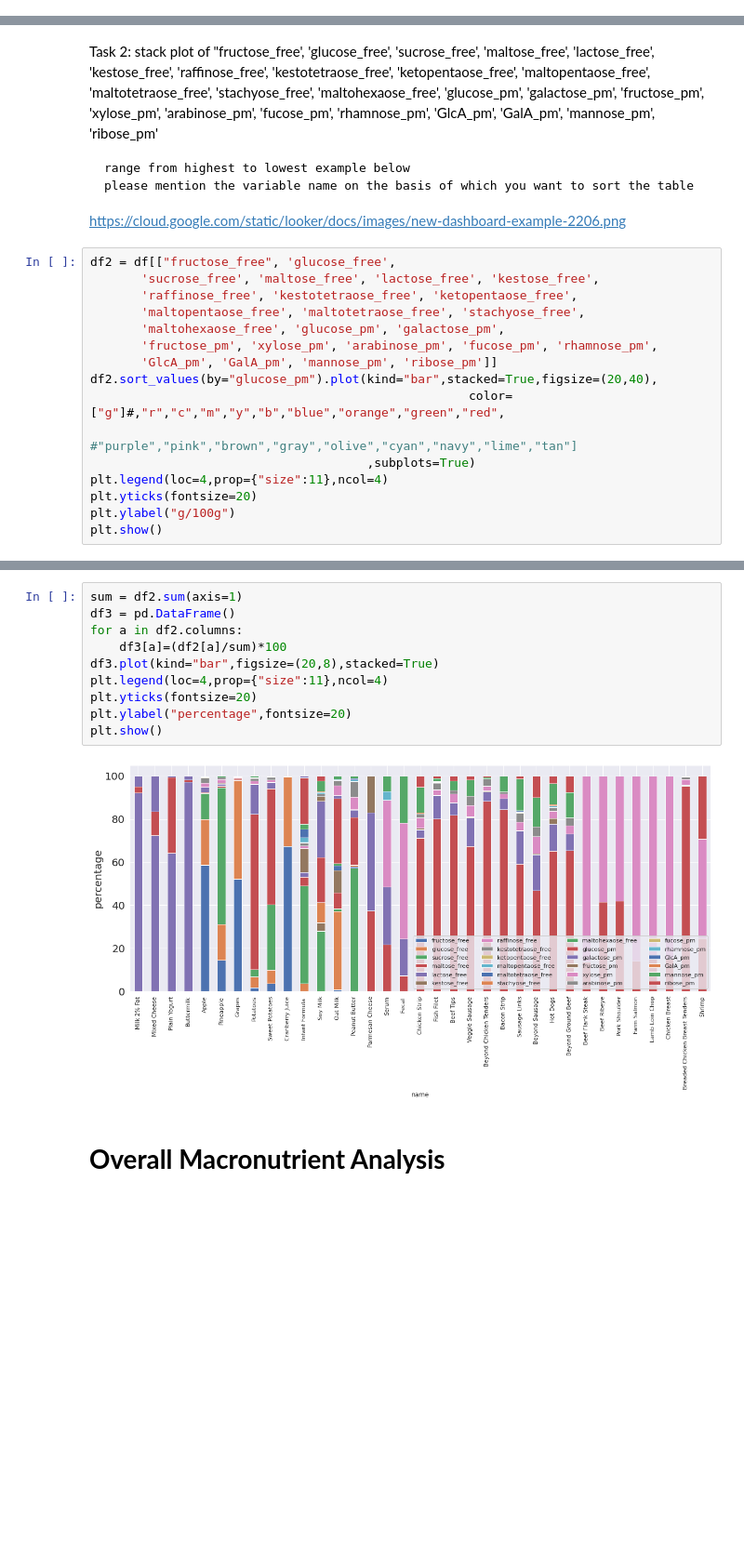
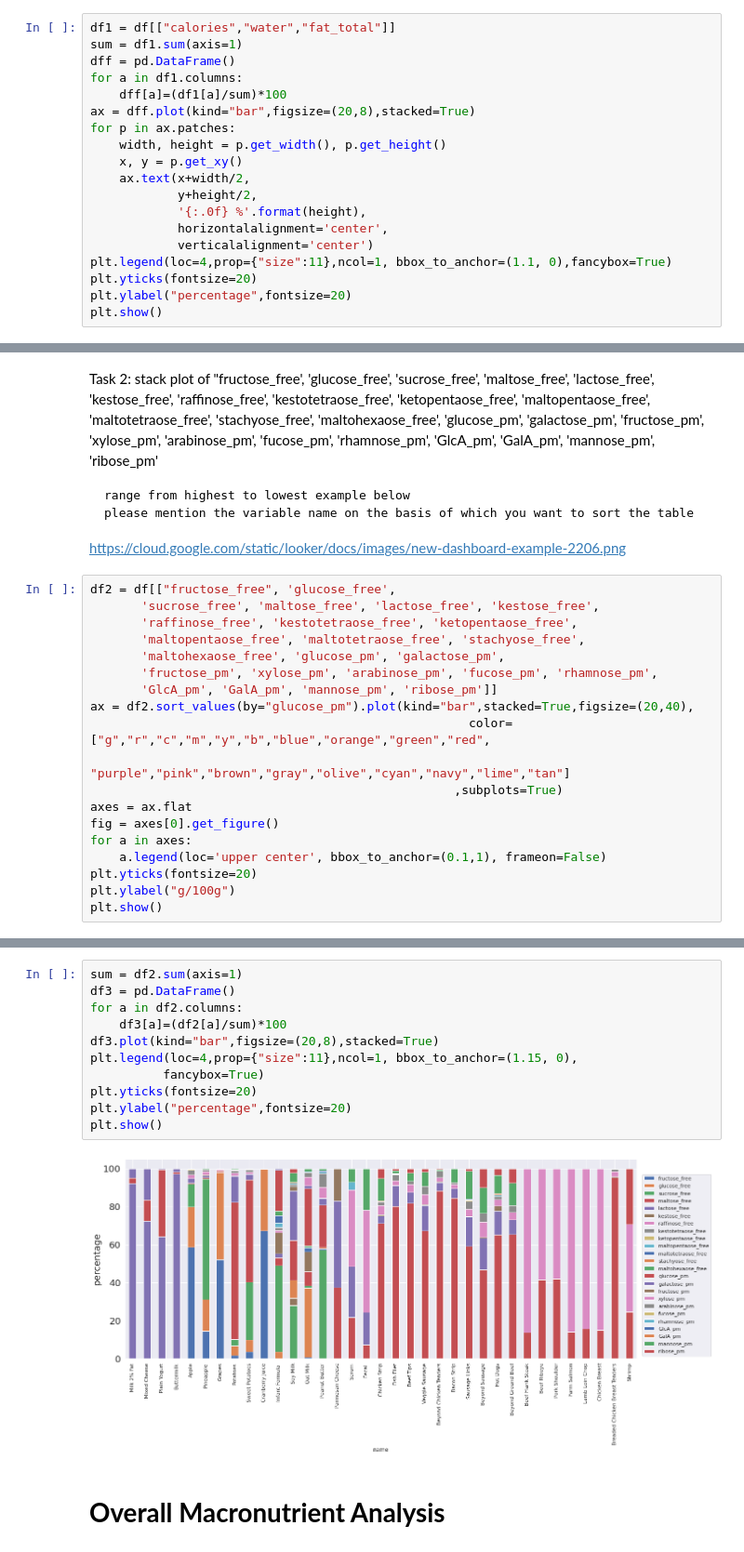
Before and after one commit to asimali004/Kaggle-Competition, a Jupyter notebook: fats-cabd-foods-raw.ipynb, the cells around one changed output, grey strips where cells are left out. Shown at 93% size. Saved outputs shown, nothing was run; the diff lists cells and outputs as text; blank space fills up the shorter version.

```diff
--- a/fats-cabd-foods-raw.ipynb
+++ b/fats-cabd-foods-raw.ipynb
@@ -171,3 +171,22 @@ plt.xticks(fontsize=20)
 plt.show()
 # %% [output]
 [figure]
+# %%
+df1 = df[["calories","water","fat_total"]]
+sum = df1.sum(axis=1)
+dff = pd.DataFrame()
+for a in df1.columns:
+    dff[a]=(df1[a]/sum)*100
+ax = dff.plot(kind="bar",figsize=(20,8),stacked=True)
+for p in ax.patches:
+    width, height = p.get_width(), p.get_height()
+    x, y = p.get_xy()
+    ax.text(x+width/2,
+            y+height/2,
+            '{:.0f} %'.format(height),
+            horizontalalignment='center',
+            verticalalignment='center')
+plt.legend(loc=4,prop={"size":11},ncol=1, bbox_to_anchor=(1.1, 0),fancybox=True)
+plt.yticks(fontsize=20)
+plt.ylabel("percentage",fontsize=20)
+plt.show()
@@ -192,11 +213,14 @@ df2 = df[["fructose_free", 'glucose_free',
        'maltohexaose_free', 'glucose_pm', 'galactose_pm',
        'fructose_pm', 'xylose_pm', 'arabinose_pm', 'fucose_pm', 'rhamnose_pm',
        'GlcA_pm', 'GalA_pm', 'mannose_pm', 'ribose_pm']]
-df2.sort_values(by="glucose_pm").plot(kind="bar",stacked=True,figsize=(20,40),
-                                                    color=["g"]#,"r","c","m","y","b","blue","orange","green","red",
-                                                   #"purple","pink","brown","gray","olive","cyan","navy","lime","tan"]
-                                      ,subplots=True)
-plt.legend(loc=4,prop={"size":11},ncol=4)
+ax = df2.sort_values(by="glucose_pm").plot(kind="bar",stacked=True,figsize=(20,40),
+                                                    color=["g","r","c","m","y","b","blue","orange","green","red",
+                                                   "purple","pink","brown","gray","olive","cyan","navy","lime","tan"]
+                                                  ,subplots=True)
+axes = ax.flat
+fig = axes[0].get_figure()
+for a in axes:
+    a.legend(loc='upper center', bbox_to_anchor=(0.1,1), frameon=False)
 plt.yticks(fontsize=20)
 plt.ylabel("g/100g")
 plt.show()
@@ -205,15 +229,16 @@ plt.show()
 # %%
 sum = df2.sum(axis=1)
 df3 = pd.DataFrame()
 for a in df2.columns:
     df3[a]=(df2[a]/sum)*100
 df3.plot(kind="bar",figsize=(20,8),stacked=True)
-plt.legend(loc=4,prop={"size":11},ncol=4)
+plt.legend(loc=4,prop={"size":11},ncol=1, bbox_to_anchor=(1.15, 0),
+          fancybox=True)
 plt.yticks(fontsize=20)
 plt.ylabel("percentage",fontsize=20)
 plt.show()
 # %% [output]
-[figure, old version]
+[figure, new version]
 # %% [markdown]
 # **Overall Macronutrient Analysis**
 # %% [markdown]
```
Also changed, not shown: parts of 4 cells of this notebook.
